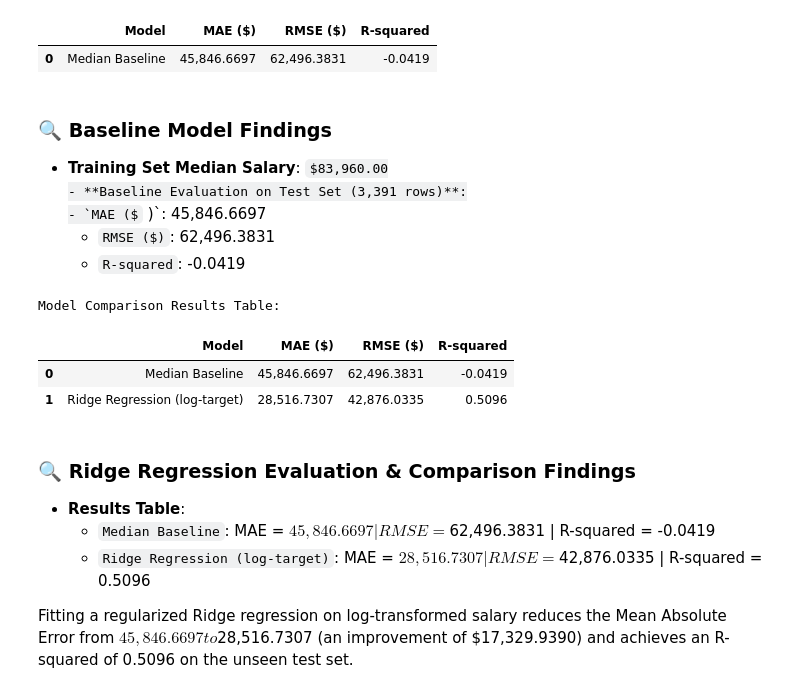
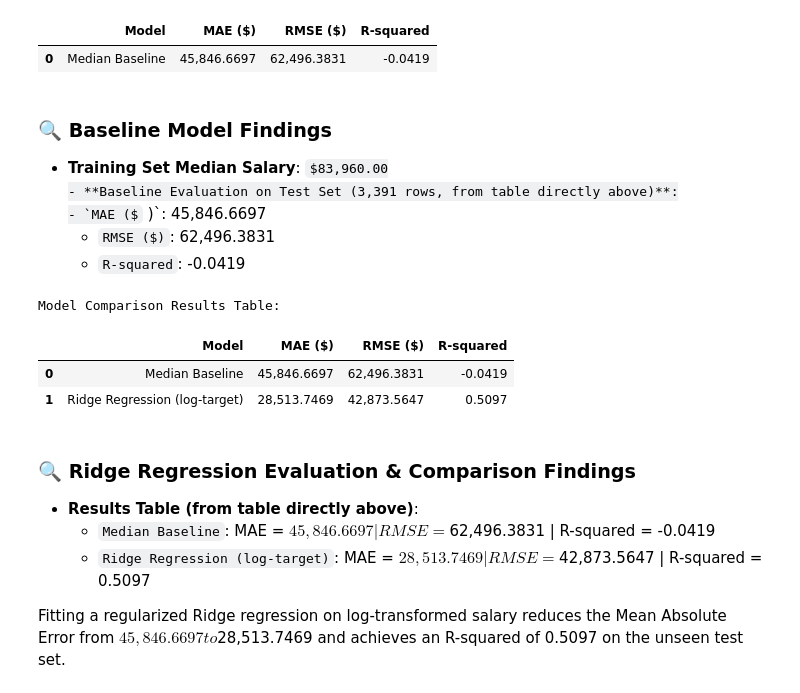
Before and after one commit to jasmndll/salary-prediction-platform, a Jupyter notebook: notebooks/03_baseline.ipynb, the cells around one changed output. Drawn from its saved outputs; the diff is of its cells as text; code cells hidden in the pictures; some formulas as TeX source.

```diff
--- a/notebooks/03_baseline.ipynb
+++ b/notebooks/03_baseline.ipynb
@@ -91,7 +91,7 @@ Baseline Evaluation Results:
 # %% [markdown]
 ### 🔍 Baseline Model Findings
 - **Training Set Median Salary**: $83,960.00
-- **Baseline Evaluation on Test Set (3,391 rows)**:
+- **Baseline Evaluation on Test Set (3,391 rows, from table directly above)**:
   - `MAE ($)`: 45,846.6697
   - `RMSE ($)`: 62,496.3831
   - `R-squared`: -0.0419
@@ -102,7 +102,7 @@ num_cols = ['Experience_Years', 'Work_Experience_Years']
 
 preprocessor = ColumnTransformer(
     transformers=[
-        ('cat', OneHotEncoder(handle_unknown='ignore'), cat_cols),
+        ('cat', OneHotEncoder(handle_unknown='ignore', sparse_output=False), cat_cols),
         ('num', StandardScaler(), num_cols)
     ]
 )
@@ -113,38 +113,38 @@ ridge_pipeline = Pipeline(steps=[
 ])
 
 # Fit ONLY on training data with log-transformed salary
 y_train_log = np.log(y_train)
 ridge_pipeline.fit(X_train, y_train_log)
 
 # Predict on test set and convert predictions back with np.exp
 y_pred_log = ridge_pipeline.predict(X_test)
 y_pred_ridge = np.exp(y_pred_log)
 
 mae_ridge = mean_absolute_error(y_test, y_pred_ridge)
 rmse_ridge = root_mean_squared_error(y_test, y_pred_ridge)
 r2_ridge = r2_score(y_test, y_pred_ridge)
 
 results = pd.concat([
     results,
     pd.DataFrame([{
         'Model': 'Ridge Regression (log-target)',
         'MAE ($)': mae_ridge,
         'RMSE ($)': rmse_ridge,
         'R-squared': r2_ridge
     }])
 ], ignore_index=True)
 
 print("Model Comparison Results Table:")
 display(results)
 # %% [output]
 Model Comparison Results Table:
 |  | Model | MAE ($) | RMSE ($) | R-squared |
 | 0 | Median Baseline | 45,846.6697 | 62,496.3831 | -0.0419 |
-| 1 | Ridge Regression (log-target) | 28,516.7307 | 42,876.0335 | 0.5096 |
+| 1 | Ridge Regression (log-target) | 28,513.7469 | 42,873.5647 | 0.5097 |
 # %% [markdown]
 ### 🔍 Ridge Regression Evaluation & Comparison Findings
-- **Results Table**:
+- **Results Table (from table directly above)**:
   - `Median Baseline`: MAE = $45,846.6697 | RMSE = $62,496.3831 | R-squared = -0.0419
-  - `Ridge Regression (log-target)`: MAE = $28,516.7307 | RMSE = $42,876.0335 | R-squared = 0.5096
+  - `Ridge Regression (log-target)`: MAE = $28,513.7469 | RMSE = $42,873.5647 | R-squared = 0.5097
 
-Fitting a regularized Ridge regression on log-transformed salary reduces the Mean Absolute Error from $45,846.6697 to $28,516.7307 (an improvement of $17,329.9390) and achieves an R-squared of 0.5096 on the unseen test set.
+Fitting a regularized Ridge regression on log-transformed salary reduces the Mean Absolute Error from $45,846.6697 to $28,513.7469 and achieves an R-squared of 0.5097 on the unseen test set.
```
Also changed, not shown: 3 other files.
